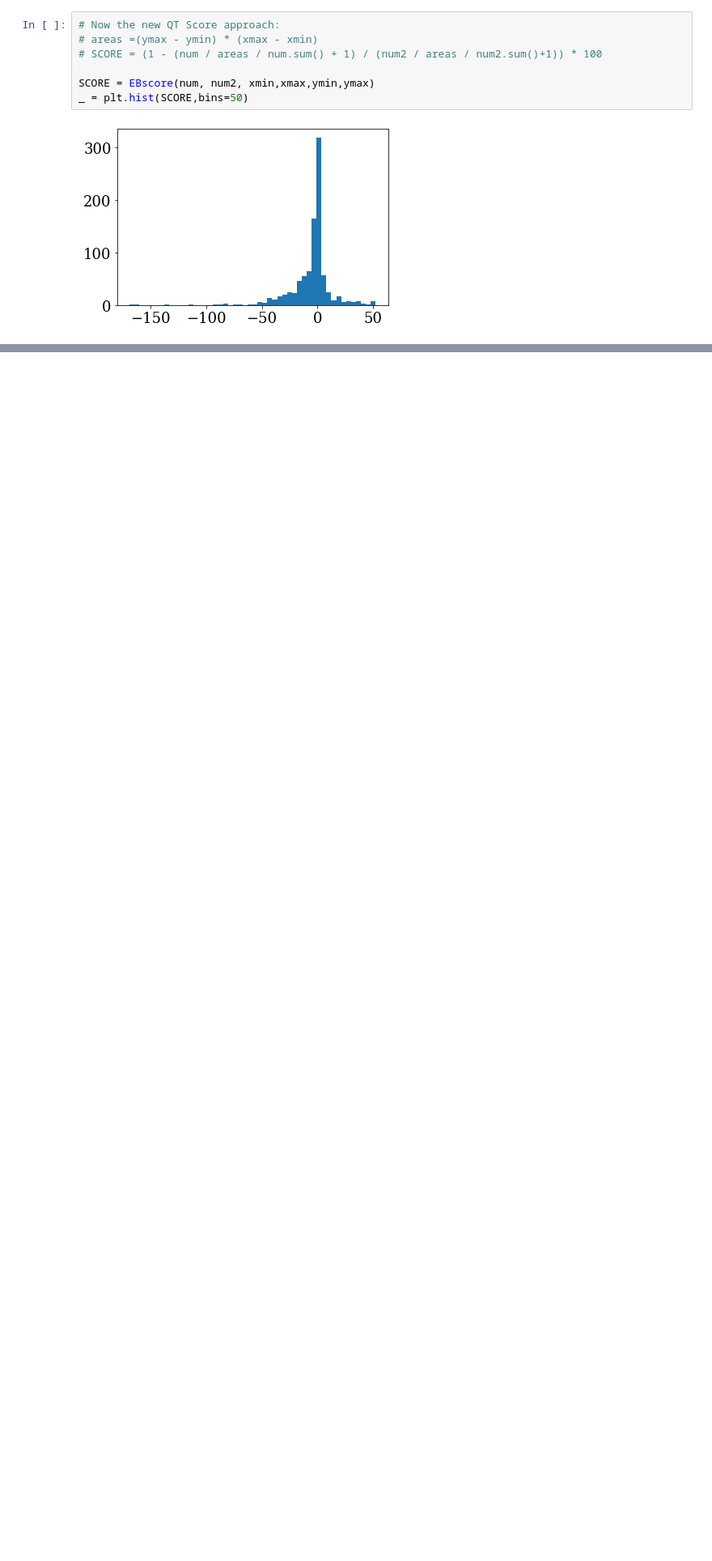
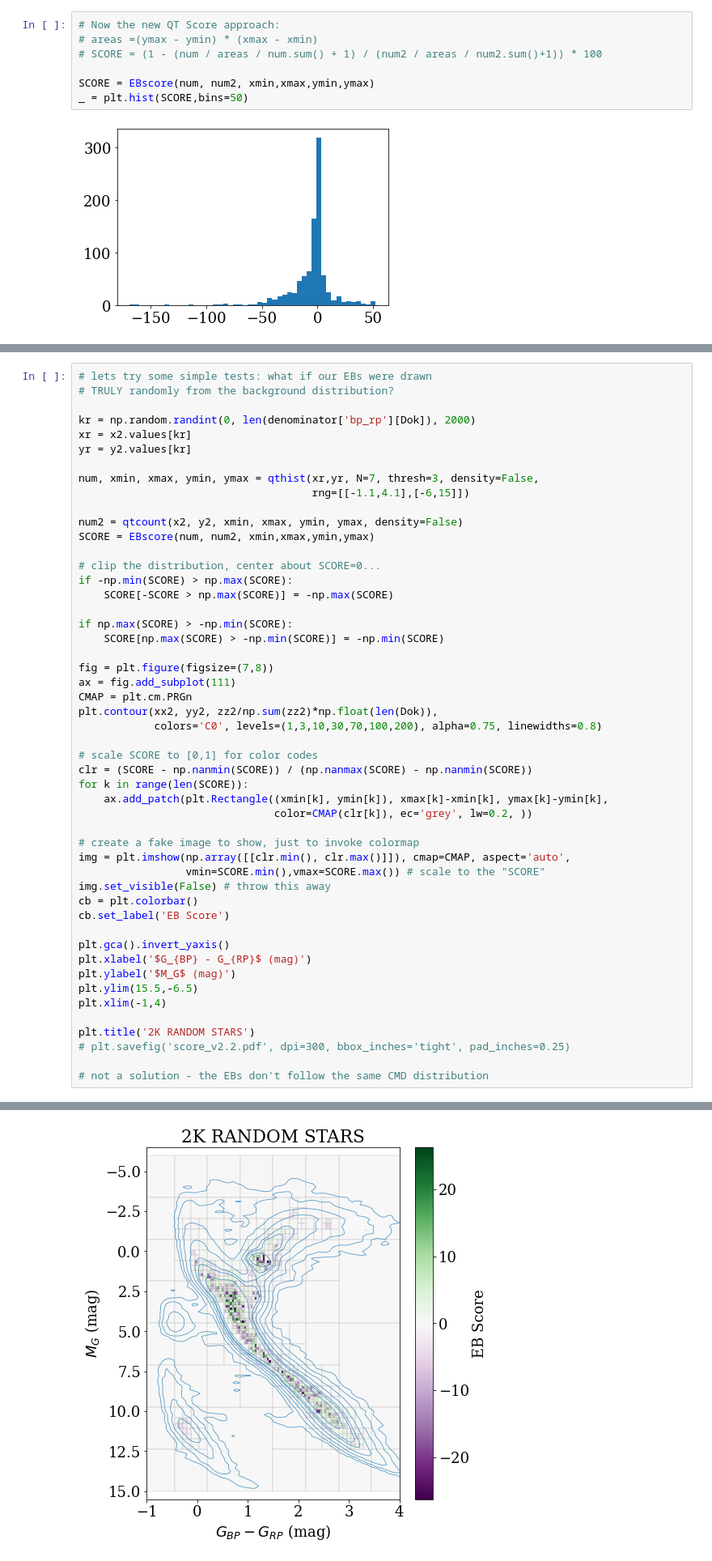
Before and after one commit to jradavenport/EBHRD, a Jupyter notebook: notebooks/metric_v2vis.ipynb, the cells around one changed output, grey strips where cells are left out. Shown at 81% size. Cells and saved outputs as stored; diff of their text form; blank space fills up the shorter version.

Commit message:
some simple tests, which help explain much of the structure we see but not all of it i think

```diff
--- a/notebooks/metric_v2vis.ipynb
+++ b/notebooks/metric_v2vis.ipynb
@@ -177,3 +177,54 @@ plt.title('TESS EBs (2min Prelim Sample)')
 plt.savefig('score_v2.2.pdf', dpi=300, bbox_inches='tight', pad_inches=0.25)
 # %% [output]
 [figure]
+# %%
+# lets try some simple tests: what if our EBs were drawn
+# TRULY randomly from the background distribution?
+
+kr = np.random.randint(0, len(denominator['bp_rp'][Dok]), 2000)
+xr = x2.values[kr]
+yr = y2.values[kr]
+
+num, xmin, xmax, ymin, ymax = qthist(xr,yr, N=7, thresh=3, density=False,
+                                     rng=[[-1.1,4.1],[-6,15]])
+
+num2 = qtcount(x2, y2, xmin, xmax, ymin, ymax, density=False)
+SCORE = EBscore(num, num2, xmin,xmax,ymin,ymax)
+
+# clip the distribution, center about SCORE=0...
+if -np.min(SCORE) > np.max(SCORE):
+    SCORE[-SCORE > np.max(SCORE)] = -np.max(SCORE)
+
+if np.max(SCORE) > -np.min(SCORE):
+    SCORE[np.max(SCORE) > -np.min(SCORE)] = -np.min(SCORE)
+
+fig = plt.figure(figsize=(7,8))
+ax = fig.add_subplot(111)
+CMAP = plt.cm.PRGn
+plt.contour(xx2, yy2, zz2/np.sum(zz2)*np.float(len(Dok)),
+            colors='C0', levels=(1,3,10,30,70,100,200), alpha=0.75, linewidths=0.8)
+
+# scale SCORE to [0,1] for color codes
+clr = (SCORE - np.nanmin(SCORE)) / (np.nanmax(SCORE) - np.nanmin(SCORE))
+for k in range(len(SCORE)):
+    ax.add_patch(plt.Rectangle((xmin[k], ymin[k]), xmax[k]-xmin[k], ymax[k]-ymin[k],
+                               color=CMAP(clr[k]), ec='grey', lw=0.2, ))
+
+# create a fake image to show, just to invoke colormap
+img = plt.imshow(np.array([[clr.min(), clr.max()]]), cmap=CMAP, aspect='auto',
+                 vmin=SCORE.min(),vmax=SCORE.max()) # scale to the "SCORE"
+img.set_visible(False) # throw this away
+cb = plt.colorbar()
+cb.set_label('EB Score')
+
+plt.gca().invert_yaxis()
+plt.xlabel('$G_{BP} - G_{RP}$ (mag)')
+plt.ylabel('$M_G$ (mag)')
+plt.ylim(15.5,-6.5)
+plt.xlim(-1,4)
+
+plt.title('2K RANDOM STARS')
+# plt.savefig('score_v2.2.pdf', dpi=300, bbox_inches='tight', pad_inches=0.25)
+
+# not a solution - the EBs don't follow the same CMD distribution
+# %% [output]
@@ -179,0 +232 @@ plt.savefig('score_v2.2.pdf', dpi=300, bbox_inches='tight', pad_inches=0.25)
+[figure, added]
```
Also changed, not shown: parts of 2 cells of this notebook, 1 other file.
